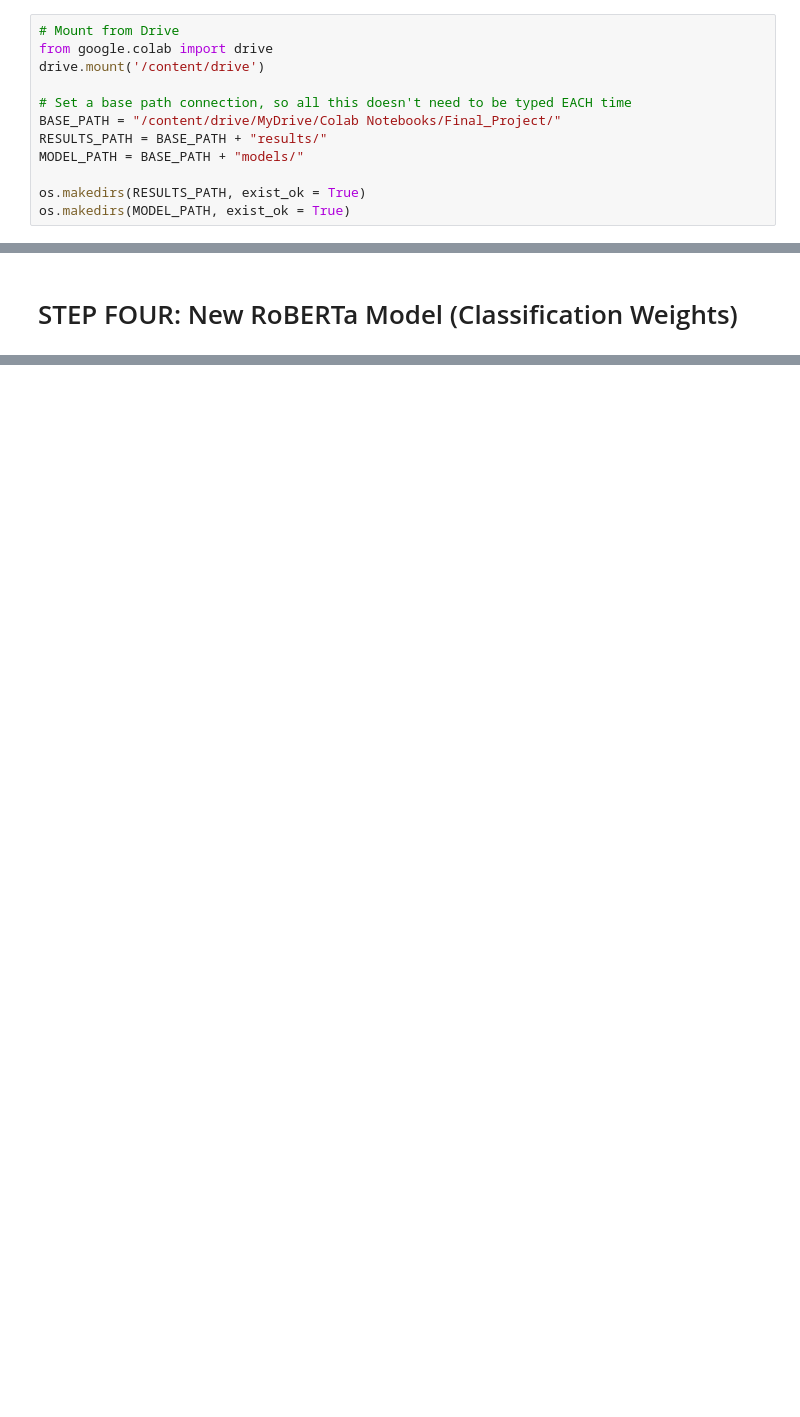
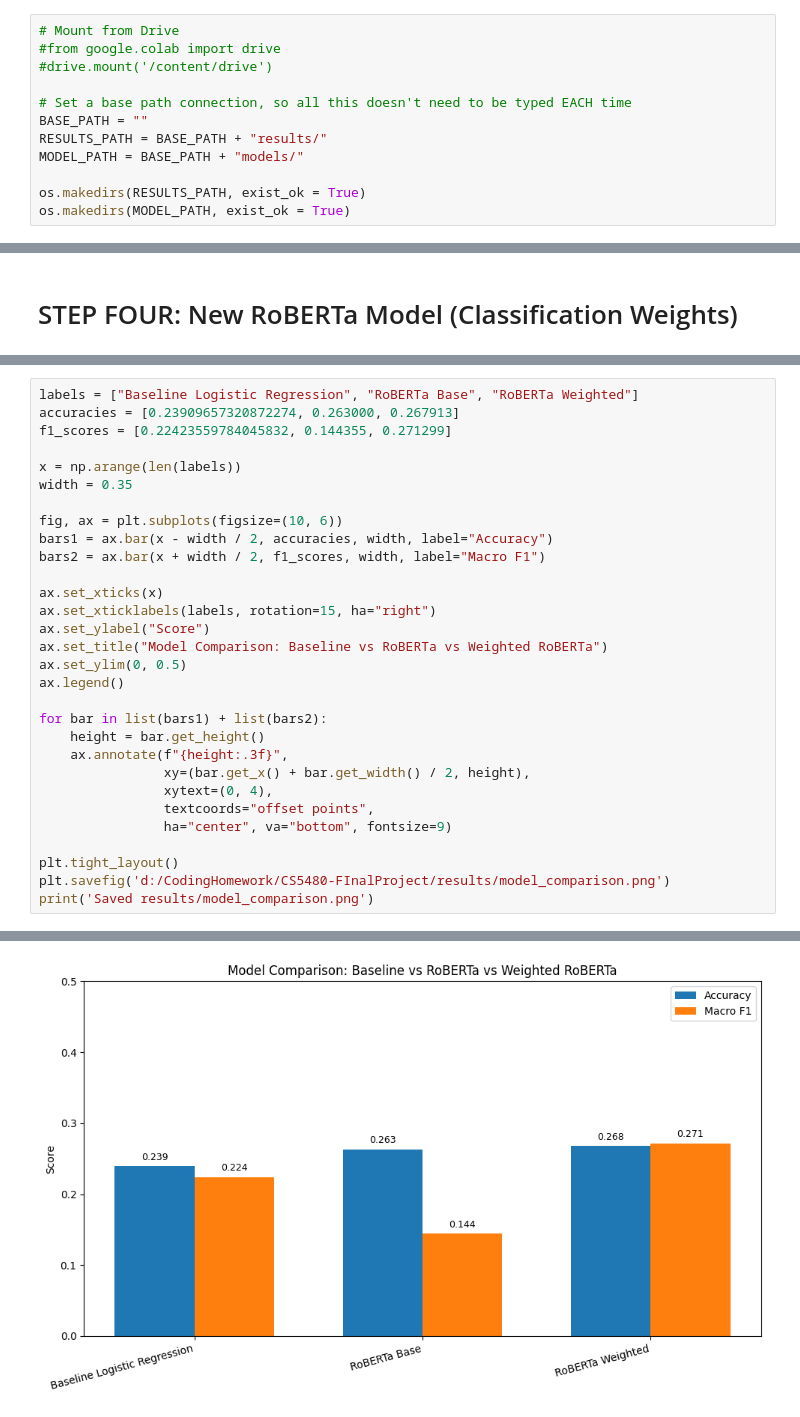
Before and after one commit to korukondarrao/LIAR_weightclassification, a Jupyter notebook: Final_Project.ipynb, the cells around one changed output, grey strips where cells are left out. Drawn from its saved outputs; the diff is of its cells as text; blank space fills up the shorter version.

```diff
--- a/Final_Project.ipynb
+++ b/Final_Project.ipynb
@@ -25,11 +25,11 @@ print(transformers.__version__)
 Dataset Loading from Drive
 # %%
 # Mount from Drive
-from google.colab import drive
-drive.mount('/content/drive')
+#from google.colab import drive
+#drive.mount('/content/drive')
 
 # Set a base path connection, so all this doesn't need to be typed EACH time
-BASE_PATH = "/content/drive/MyDrive/Colab Notebooks/Final_Project/"
+BASE_PATH = ""
 RESULTS_PATH = BASE_PATH + "results/"
 MODEL_PATH = BASE_PATH + "models/"
 
@@ -253,0 +453,31 @@ trainer.train()
+# %%
+labels = ["Baseline Logistic Regression", "RoBERTa Base", "RoBERTa Weighted"]
+accuracies = [0.23909657320872274, 0.263000, 0.267913]
+f1_scores = [0.22423559784045832, 0.144355, 0.271299]
+
+x = np.arange(len(labels))
+width = 0.35
+
+fig, ax = plt.subplots(figsize=(10, 6))
+bars1 = ax.bar(x - width / 2, accuracies, width, label="Accuracy")
+bars2 = ax.bar(x + width / 2, f1_scores, width, label="Macro F1")
+
+ax.set_xticks(x)
+ax.set_xticklabels(labels, rotation=15, ha="right")
+ax.set_ylabel("Score")
+ax.set_title("Model Comparison: Baseline vs RoBERTa vs Weighted RoBERTa")
+ax.set_ylim(0, 0.5)
+ax.legend()
+
+for bar in list(bars1) + list(bars2):
+    height = bar.get_height()
+    ax.annotate(f"{height:.3f}",
+                xy=(bar.get_x() + bar.get_width() / 2, height),
+                xytext=(0, 4),
+                textcoords="offset points",
+                ha="center", va="bottom", fontsize=9)
+
+plt.tight_layout()
+plt.savefig('d:/CodingHomework/CS5480-FInalProject/results/model_comparison.png')
+print('Saved results/model_comparison.png')
+# %% [output]
@@ -253,0 +485 @@ trainer.train()
+[figure, added]
```
Also changed, not shown: parts of 16 cells of this notebook, 6 other files.
